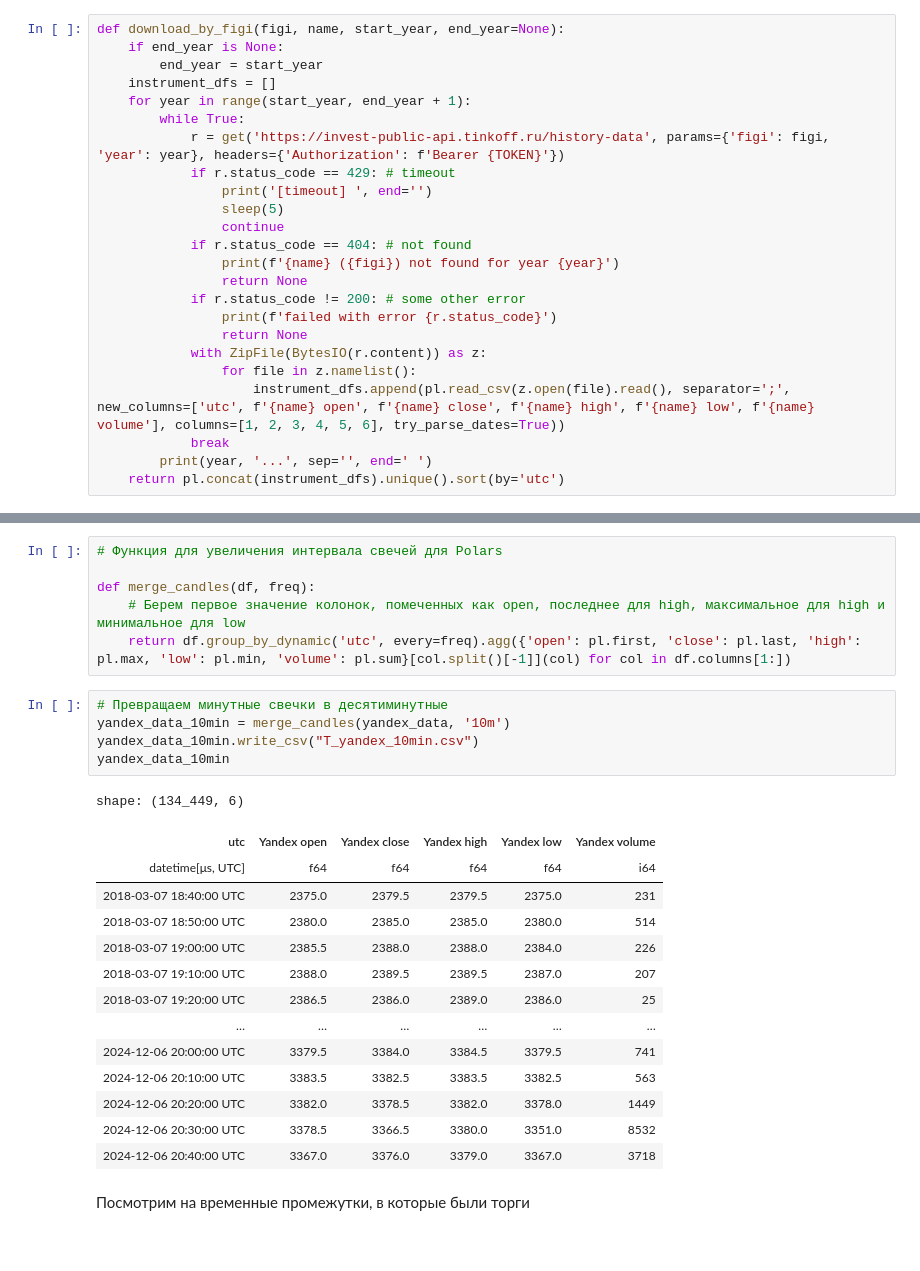
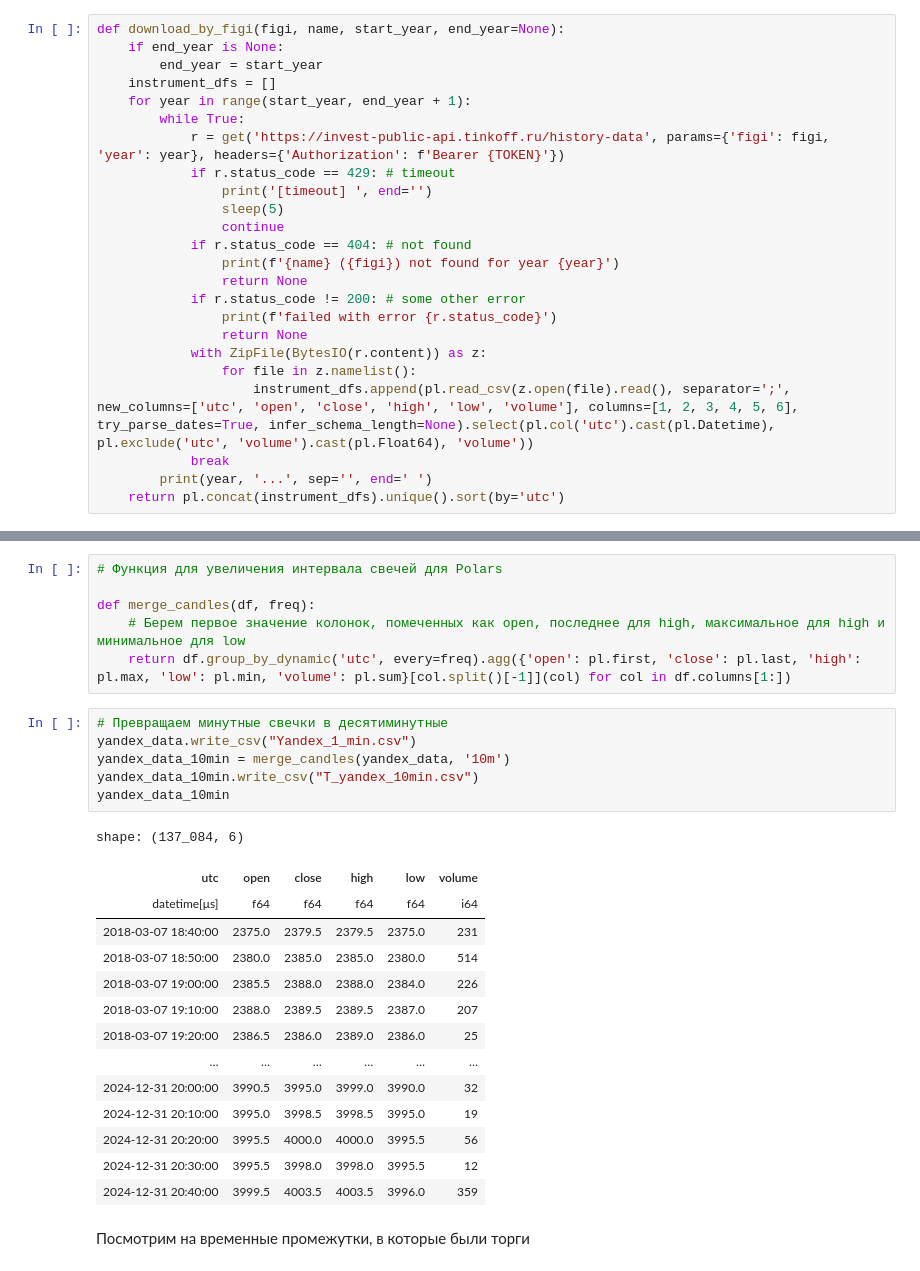
Before and after one commit to Invest-Predict/prices-predictions, a Jupyter notebook: test_stuff/download_clean.ipynb, the cells around one changed output, grey strips where cells are left out. Saved outputs shown, nothing was run; the diff lists cells and outputs as text.

Commit message:
downloaded more data, set column type to Float64

```diff
--- a/test_stuff/download_clean.ipynb
+++ b/test_stuff/download_clean.ipynb
@@ -37,7 +37,7 @@ def download_by_figi(figi, name, start_year, end_year=None):
                 return None
             with ZipFile(BytesIO(r.content)) as z:
                 for file in z.namelist():
-                    instrument_dfs.append(pl.read_csv(z.open(file).read(), separator=';', new_columns=['utc', f'{name} open', f'{name} close', f'{name} high', f'{name} low', f'{name} volume'], columns=[1, 2, 3, 4, 5, 6], try_parse_dates=True))
+                    instrument_dfs.append(pl.read_csv(z.open(file).read(), separator=';', new_columns=['utc', 'open', 'close', 'high', 'low', 'volume'], columns=[1, 2, 3, 4, 5, 6], try_parse_dates=True, infer_schema_length=None).select(pl.col('utc').cast(pl.Datetime), pl.exclude('utc', 'volume').cast(pl.Float64), 'volume'))
             break
         print(year, '...', sep='', end=' ')
     return pl.concat(instrument_dfs).unique().sort(by='utc')
@@ -86,24 +88,25 @@ def merge_candles(df, freq):
     return df.group_by_dynamic('utc', every=freq).agg({'open': pl.first, 'close': pl.last, 'high': pl.max, 'low': pl.min, 'volume': pl.sum}[col.split()[-1]](col) for col in df.columns[1:])
 # %%
 # Превращаем минутные свечки в десятиминутные
+yandex_data.write_csv("Yandex_1_min.csv")
 yandex_data_10min = merge_candles(yandex_data, '10m')
 yandex_data_10min.write_csv("T_yandex_10min.csv")
 yandex_data_10min
 # %% [output]
-shape: (134_449, 6)
+shape: (137_084, 6)
-| utc | Yandex open | Yandex close | Yandex high | Yandex low | Yandex volume |
-| datetime[μs, UTC] | f64 | f64 | f64 | f64 | i64 |
-| 2018-03-07 18:40:00 UTC | 2375.0 | 2379.5 | 2379.5 | 2375.0 | 231 |
-| 2018-03-07 18:50:00 UTC | 2380.0 | 2385.0 | 2385.0 | 2380.0 | 514 |
-| 2018-03-07 19:00:00 UTC | 2385.5 | 2388.0 | 2388.0 | 2384.0 | 226 |
-| 2018-03-07 19:10:00 UTC | 2388.0 | 2389.5 | 2389.5 | 2387.0 | 207 |
-| 2018-03-07 19:20:00 UTC | 2386.5 | 2386.0 | 2389.0 | 2386.0 | 25 |
+| utc | open | close | high | low | volume |
+| datetime[μs] | f64 | f64 | f64 | f64 | i64 |
+| 2018-03-07 18:40:00 | 2375.0 | 2379.5 | 2379.5 | 2375.0 | 231 |
+| 2018-03-07 18:50:00 | 2380.0 | 2385.0 | 2385.0 | 2380.0 | 514 |
+| 2018-03-07 19:00:00 | 2385.5 | 2388.0 | 2388.0 | 2384.0 | 226 |
+| 2018-03-07 19:10:00 | 2388.0 | 2389.5 | 2389.5 | 2387.0 | 207 |
+| 2018-03-07 19:20:00 | 2386.5 | 2386.0 | 2389.0 | 2386.0 | 25 |
 | … | … | … | … | … | … |
-| 2024-12-06 20:00:00 UTC | 3379.5 | 3384.0 | 3384.5 | 3379.5 | 741 |
-| 2024-12-06 20:10:00 UTC | 3383.5 | 3382.5 | 3383.5 | 3382.5 | 563 |
-| 2024-12-06 20:20:00 UTC | 3382.0 | 3378.5 | 3382.0 | 3378.0 | 1449 |
-| 2024-12-06 20:30:00 UTC | 3378.5 | 3366.5 | 3380.0 | 3351.0 | 8532 |
-| 2024-12-06 20:40:00 UTC | 3367.0 | 3376.0 | 3379.0 | 3367.0 | 3718 |
+| 2024-12-31 20:00:00 | 3990.5 | 3995.0 | 3999.0 | 3990.0 | 32 |
+| 2024-12-31 20:10:00 | 3995.0 | 3998.5 | 3998.5 | 3995.0 | 19 |
+| 2024-12-31 20:20:00 | 3995.5 | 4000.0 | 4000.0 | 3995.5 | 56 |
+| 2024-12-31 20:30:00 | 3995.5 | 3998.0 | 3998.0 | 3995.5 | 12 |
+| 2024-12-31 20:40:00 | 3999.5 | 4003.5 | 4003.5 | 3996.0 | 359 |
 # %% [markdown]
 Посмотрим на временные промежутки, в которые были торги
 # %%
```
Also changed, not shown: parts of 33 cells of this notebook.
